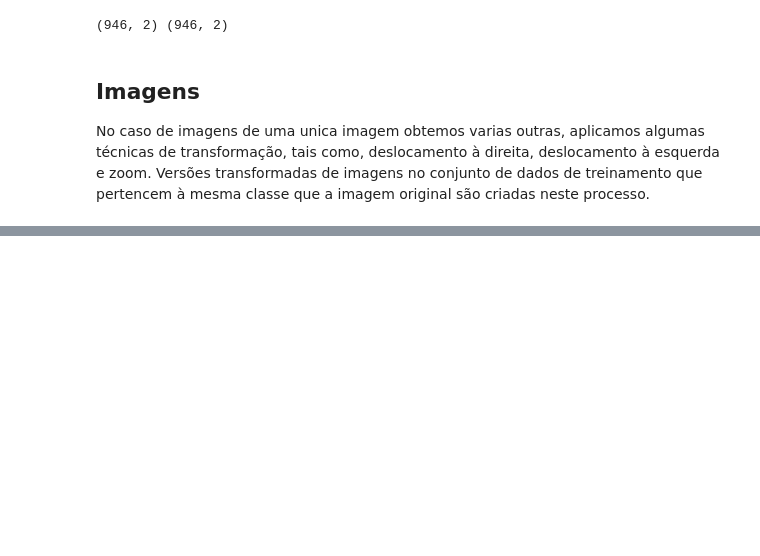
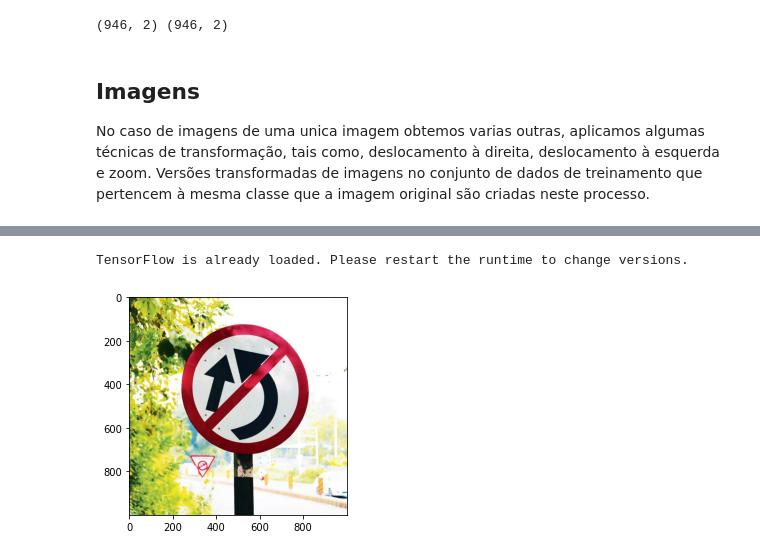
Before and after one commit to titocampos/estudo-crm, a Jupyter notebook: Data_Augmentation.ipynb, the cells around one changed output, grey strips where cells are left out. Cells and saved outputs as stored; diff of their text form; code cells hidden in the pictures; blank space fills up the shorter version.

```diff
--- a/Data_Augmentation.ipynb
+++ b/Data_Augmentation.ipynb
@@ -56,0 +70,16 @@ No caso de imagens de uma unica imagem obtemos varias outras, aplicamos algumas
+# %%
+%tensorflow_version 2.x
+import matplotlib.pyplot as plt
+from keras.preprocessing.image import ImageDataGenerator
+from numpy import expand_dims
+from keras.preprocessing.image import load_img
+from keras.preprocessing.image import img_to_array
+import cv2
+from PIL import Image
+%matplotlib inline
+image = Image.open('simple_image.jpeg')
+plt.imshow(image)
+plt.show();
+# %% [output]
+TensorFlow is already loaded. Please restart the runtime to change versions.
+[figure, added]
```
Also changed, not shown: parts of 10 cells of this notebook.
